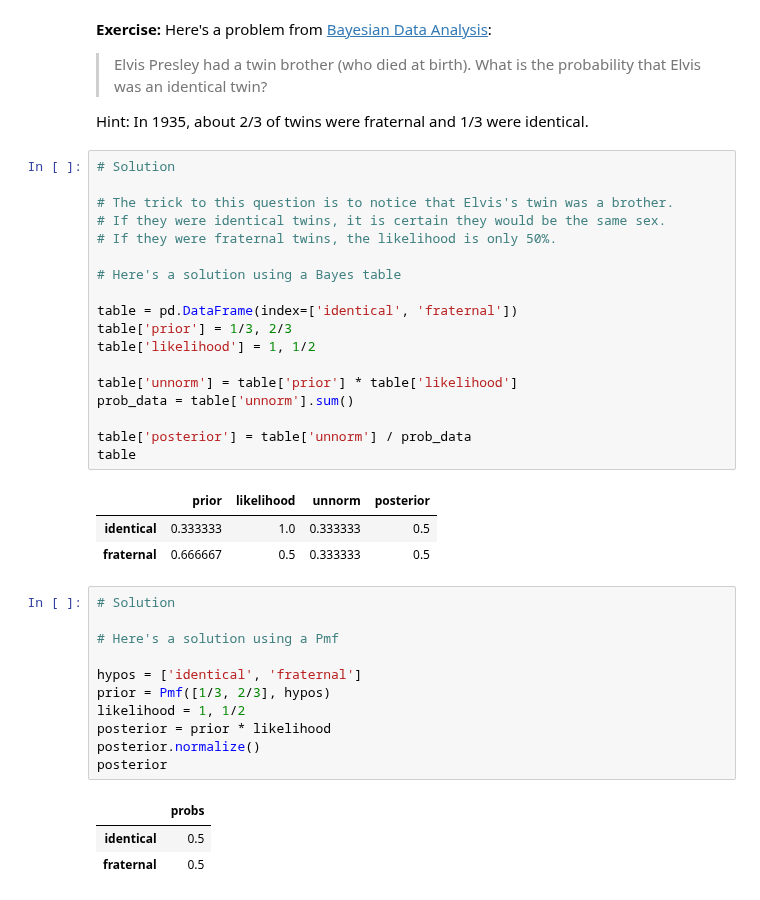
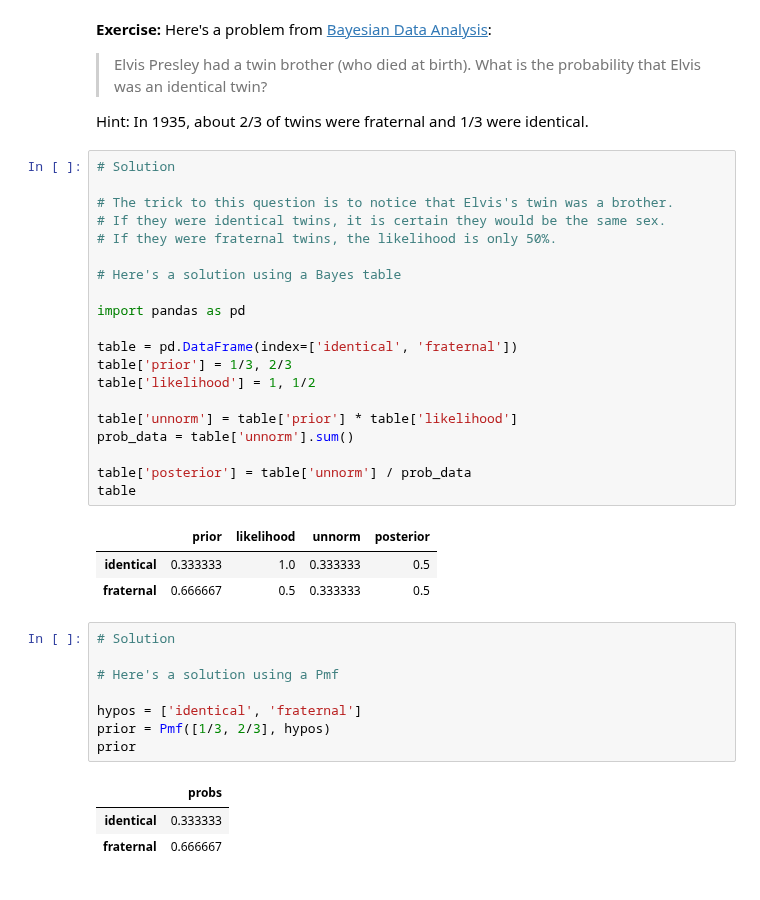
Before and after one commit to AllenDowney/ThinkBayes2, a Jupyter notebook: soln/chap02soln.ipynb, the cells around one changed output. Saved outputs shown, nothing was run; the diff lists cells and outputs as text.

```diff
--- a/soln/chap02soln.ipynb
+++ b/soln/chap02soln.ipynb
@@ -677,6 +673,8 @@ Hint: In 1935, about 2/3 of twins were fraternal and 1/3 were identical.
 # If they were fraternal twins, the likelihood is only 50%.
 
 # Here's a solution using a Bayes table
+
+import pandas as pd
 
 table = pd.DataFrame(index=['identical', 'fraternal'])
 table['prior'] = 1/3, 2/3
@@ -694,15 +692,12 @@ table
 # %%
 # Solution
 
 # Here's a solution using a Pmf
 
 hypos = ['identical', 'fraternal']
 prior = Pmf([1/3, 2/3], hypos)
-likelihood = 1, 1/2
-posterior = prior * likelihood
-posterior.normalize()
-posterior
+prior
 # %% [output]
 |  | probs |
-| identical | 0.5 |
-| fraternal | 0.5 |
+| identical | 0.333333 |
+| fraternal | 0.666667 |
```
Also changed, not shown: parts of 12 cells of this notebook.
